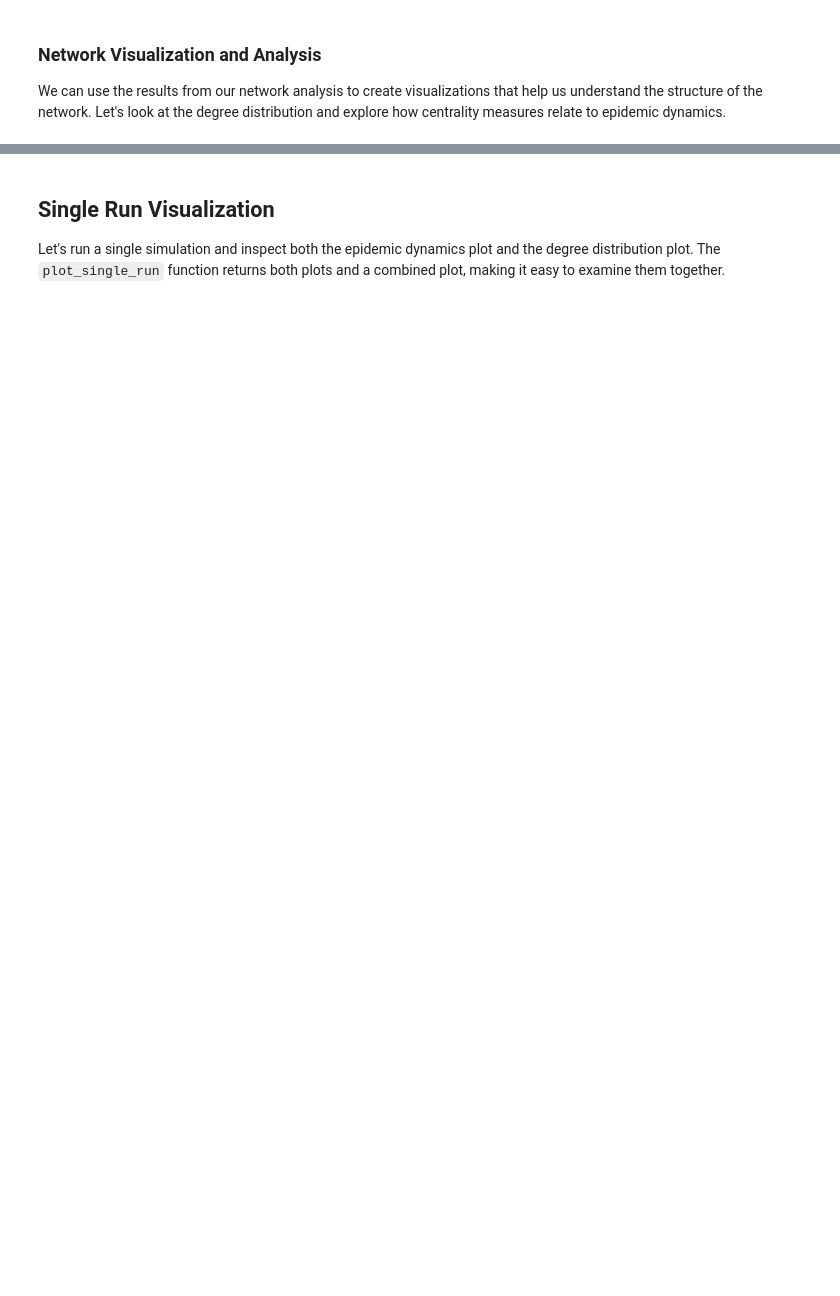
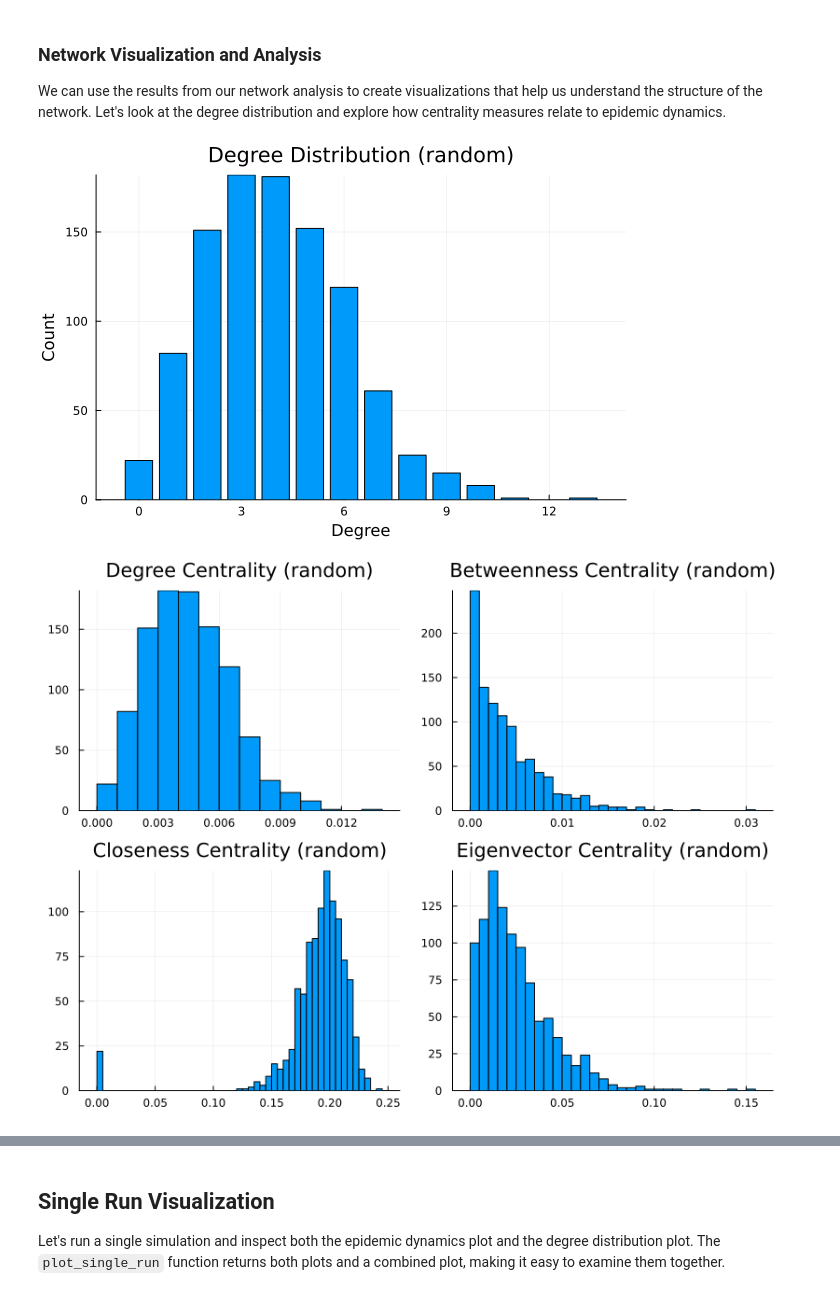
Before and after one commit to lstell21/espidam-tutorial-2025, a Jupyter notebook: Part1.ipynb, the cells around one changed output, grey strips where cells are left out. Saved outputs shown, nothing was run; the diff lists cells and outputs as text; code cells hidden in the pictures; blank space fills up the shorter version.

```diff
--- a/Part1.ipynb
+++ b/Part1.ipynb
@@ -165,16 +159,19 @@ We can use the results from our network analysis to create visualizations that h
 # %%
 include("src/plotting.jl")
 
 # Plot the degree distribution using our stored degree distribution data
 plotdegdist = plot_degree_distribution(graph_analysis["degree_distribution"]; network_type=model.network_type)
 display(plotdegdist)
 savefig(plotdegdist, "figures/plotdegdist_$(model.network_type)_mdeg_$(model.mean_degree).pdf")
 
 # Plot centrality distribution
-p1 = histogram(graph_analysis["centrality"].degree_centrality, title="Degree Centrality", legend=false)
-p2 = histogram(graph_analysis["centrality"].betweenness_centrality, title="Betweenness Centrality", legend=false)
-p3 = histogram(graph_analysis["centrality"].closeness_centrality, title="Closeness Centrality", legend=false)
-p4 = histogram(graph_analysis["centrality"].eigenvector_centrality, title="Eigenvector Centrality", legend=false)
+p1 = histogram(graph_analysis["centrality"].degree_centrality, title="Degree Centrality ($(model.network_type))", legend=false)
+p2 = histogram(graph_analysis["centrality"].betweenness_centrality, title="Betweenness Centrality ($(model.network_type))", legend=false)
+p3 = histogram(graph_analysis["centrality"].closeness_centrality, title="Closeness Centrality ($(model.network_type))", legend=false)
+p4 = histogram(graph_analysis["centrality"].eigenvector_centrality, title="Eigenvector Centrality ($(model.network_type))", legend=false)
 
 centrality_plot = plot(p1, p2, p3, p4, layout=(2,2), size=(800, 600))
 display(centrality_plot)
+# %% [output]
+[figure, added]
+[figure, added]
```
Also changed, not shown: parts of 6 cells of this notebook, 1 other file.
